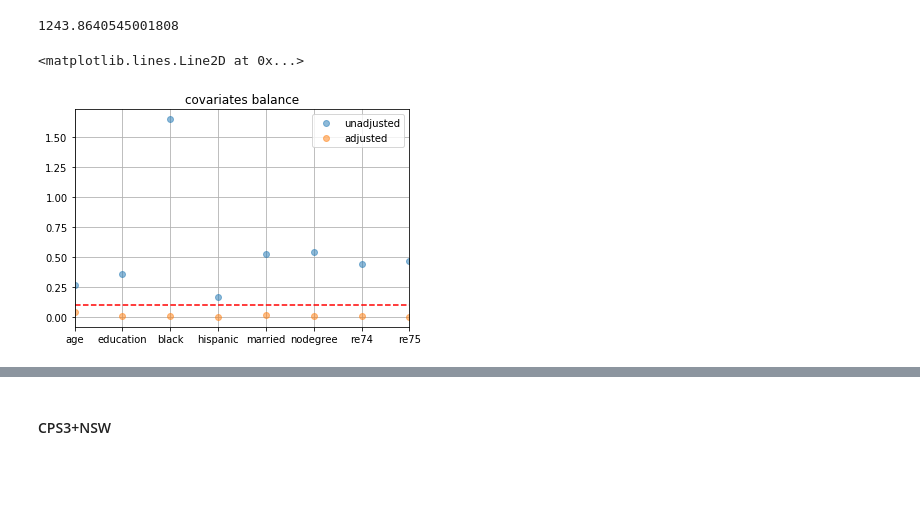
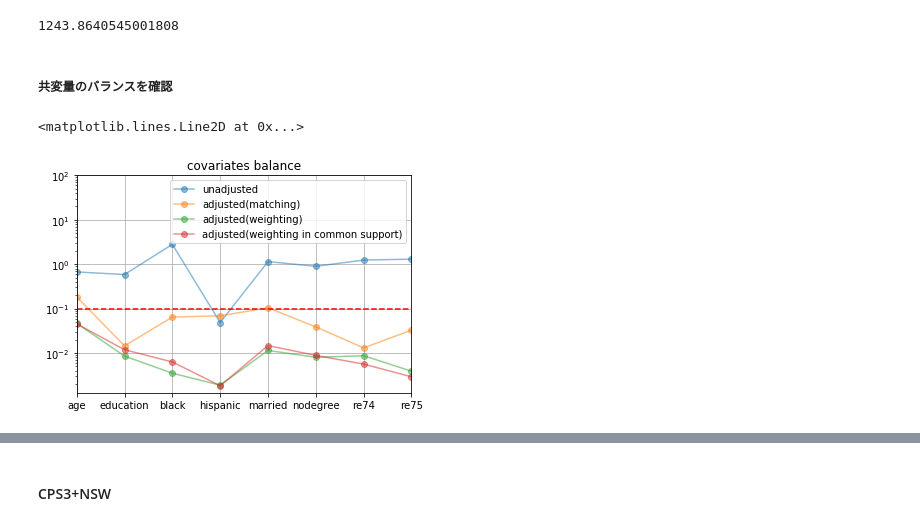
Before and after one commit to hrappuccino/cibook-python, a Jupyter notebook: notebooks/ch3_lalonde.ipynb, the cells around one changed output, grey strips where cells are left out. Cells and saved outputs as stored; diff of their text form; code cells hidden in the pictures; blank space fills up the shorter version.

```diff
--- a/notebooks/ch3_lalonde.ipynb
+++ b/notebooks/ch3_lalonde.ipynb
@@ -56,5 +57,5 @@ df_cps1_nsw[z_column].map(treat_label).value_counts().plot.bar(title='# of treat
 _, ax = plt.subplots(3, 3, figsize=(16, 12))
 for i, c in enumerate(X_columns + [y_column]):
     (df_cps1_nsw[c].groupby(df_cps1_nsw[z_column].map(treat_label))
-     .plot.hist(density=True, alpha=0.5, title=f'densities of {c}', legend=True, ax=ax[i // 3, i % 3]))
+     .plot.hist(density=True, alpha=0.5, title=f'{c} densities', legend=True, ax=ax[i // 3, i % 3]))
 # %% [output]
@@ -70,5 +71,5 @@ df_cps3_nsw[z_column].map(treat_label).value_counts().plot.bar(title='# of treat
 _, ax = plt.subplots(3, 3, figsize=(16, 12))
 for i, c in enumerate(X_columns + [y_column]):
     (df_cps3_nsw[c].groupby(df_cps3_nsw[z_column].map(treat_label))
-     .plot.hist(density=True, alpha=0.5, title=f'densities of {c}', legend=True, ax=ax[i // 3, i % 3]))
+     .plot.hist(density=True, alpha=0.5, title=f'{c} densities', legend=True, ax=ax[i // 3, i % 3]))
 # %% [output]
@@ -262,4 +263,0 @@ for x in zip(df_cps1_nsw['ps'].iloc[pairs1_cps1_nsw['l']].values, df_cps1_nsw['p
-# %%
-df_cps1_nsw.plot.scatter(x='ps', y=z_column, alpha=0.3, figsize=(16, 4), title='pairs matched by propensity score on untreated')
-for x in zip(df_cps1_nsw['ps'].iloc[pairs0_cps1_nsw['l']].values, df_cps1_nsw['ps'].iloc[pairs0_cps1_nsw['r']].values):
-    plt.plot(x, [0, 1], c='tab:blue', alpha=0.3)
@@ -283,5 +269,0 @@ plt.axhline(y=0.1, linestyle='--', c='r')
-# %%
-_, ax = plt.subplots(3, 3, figsize=(16, 12))
-for i, c in enumerate(X_columns + [y_column]):
-    (df_cps1_nsw.loc[pd.concat([pairs1_cps1_nsw['l'], pairs1_cps1_nsw['r']])][c].groupby(df_cps1_nsw[z_column].map(treat_label))
-     .plot.hist(density=True, alpha=0.5, title=f'densities of {c}', legend=True, ax=ax[i // 3, i % 3]))
@@ -326,12 +297,16 @@ att_model.summary().tables[1]
 att_model.params['treat'] - att_model.params['untreat']
 # %% [output]
 1243.8640545001808
+# %% [markdown]
+##### 共変量のバランスを確認
 # %%
-pd.DataFrame({
-    'unadjusted': [np.subtract(*df_cps1_nsw_cs.groupby(z_column)[c].mean()) for c in X_columns],
-    'adjusted': [np.subtract(*df_cps1_nsw_cs.groupby(z_column).apply(lambda x: np.average(x[c], weights=x['w'] * x['ps']))) for c in X_columns],
-}, index=X_columns).abs().divide(df_cps1_nsw_cs[X_columns].std(), axis=0).plot(linestyle='', marker='o', alpha=0.5, grid=True, title='covariates balance')
+pd.DataFrame([{
+    'unadjusted': np.subtract(*df_cps1_nsw.groupby(z_column)[c].mean()) / df_cps1_nsw[c].std(),
+    'adjusted(matching)': np.subtract(*df_cps1_nsw.loc[pairs1_cps1_nsw.unstack()].groupby(z_column)[c].mean()) / df_cps1_nsw[c].std(),
+    'adjusted(weighting)': np.subtract(*df_cps1_nsw.groupby(z_column).apply(lambda x: np.average(x[c], weights=x['w'] * x['ps']))) / df_cps1_nsw[c].std(),
+    'adjusted(weighting in common support)': np.subtract(*df_cps1_nsw_cs.groupby(z_column).apply(lambda x: np.average(x[c], weights=x['w'] * x['ps']))) / df_cps1_nsw_cs[c].std(),
+} for c in X_columns], index=X_columns).abs().plot(marker='o', alpha=0.5, grid=True, ylim=(0, 100), logy=True, title='covariates balance')
 plt.axhline(y=0.1, linestyle='--', c='r')
 # %% [output]
 <matplotlib.lines.Line2D at 0x...>
-[figure, old version]
+[figure, new version]
```
Also changed, not shown: parts of 48 cells of this notebook.
